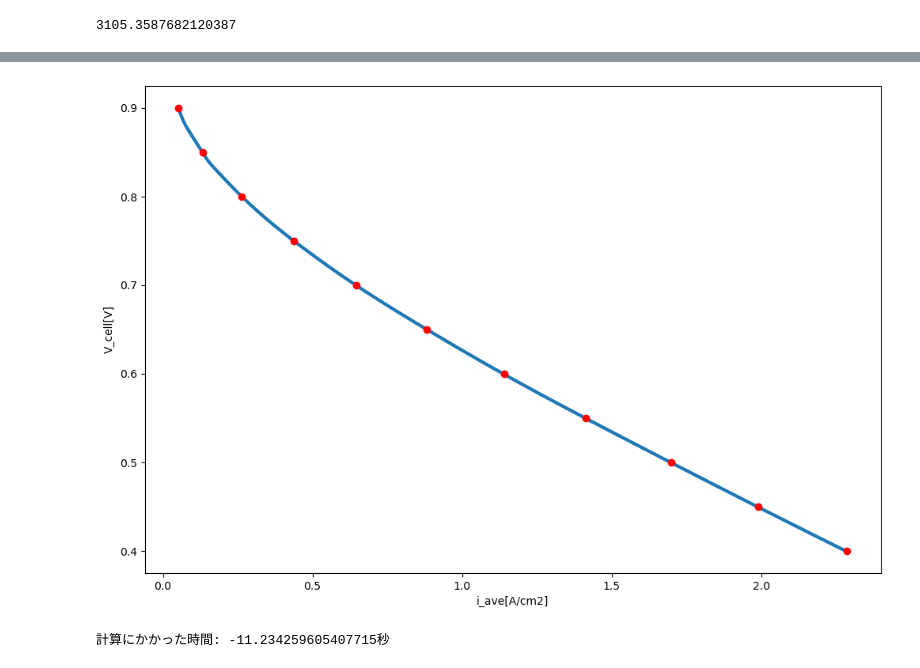
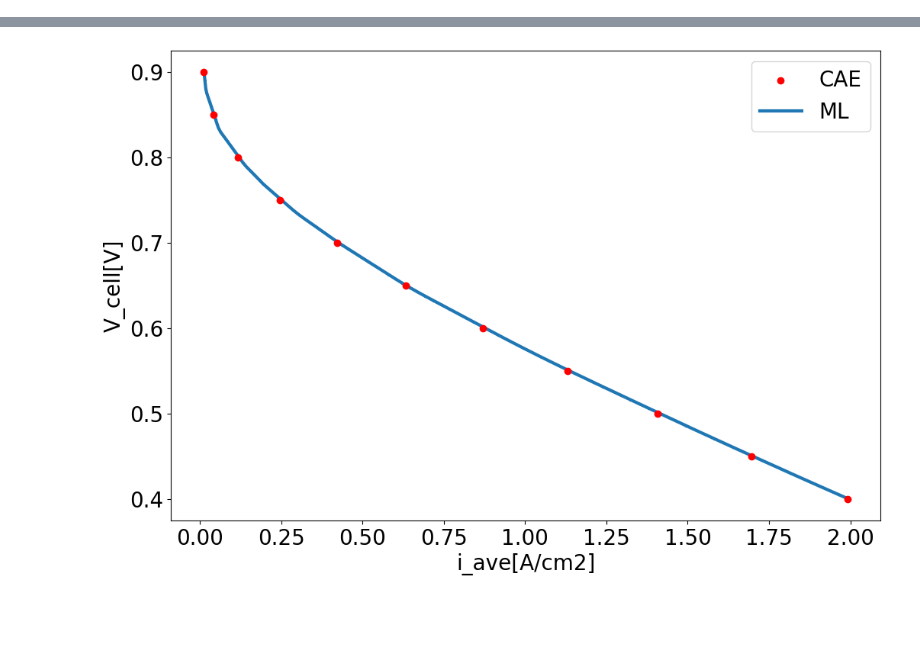
Before and after one commit to OkaHaruya/Oka-fcsl, a Jupyter notebook: LightGBM&NN_24-3-13/Result_180℃_CD_3D+O2dist2.ipynb, the cells around one changed output, grey strips where cells are left out. Drawn from its saved outputs; the diff is of its cells as text; code cells hidden in the pictures; blank space fills up the shorter version.

```diff
--- a/LightGBM&NN_24-3-13/Result_180℃_CD_3D+O2dist2.ipynb
+++ b/LightGBM&NN_24-3-13/Result_180℃_CD_3D+O2dist2.ipynb
@@ -401,7 +217,3 @@ def i_restd(i):
-# %%
-i_restd(-0.778)
-# %% [output]
-3105.3587682120387
 # %%
 def I_ave_pre(T,W):
  dfPRE = pd.DataFrame(columns=['V[V]','i_ave[A/m^2]'])
@@ -422,25 +234,25 @@ def I_ave_pre(T,W):
 
  return dfPRE
 # %%
-start_time = time.time()
-
 #予測結果の電流密度の平均表示
-dfPRE =I_ave_pre(120,0.4)
+dfPRE =I_ave_pre(100,0.4)
 figPRE = plt.figure(figsize=(12, 8))
 axPRE = figPRE.add_subplot(111)
 
 #CONSOL結果の表示
-dfCOM0 = dfCOM[(dfCOM["T_cell[℃]"]==120)&(dfCOM["W_ch[mm]"]==0.4)]
-scCOM0 = axPRE.scatter(dfCOM0['i_ave[A/m^2]']*1e-4,dfCOM0['V[V]'],color='red')
+dfCOM0 = dfCOM[(dfCOM["T_cell[℃]"]==100)&(dfCOM["W_ch[mm]"]==0.4)]
+scCOM0 = axPRE.scatter(dfCOM0['i_ave[A/m^2]']*1e-4,dfCOM0['V[V]'],color='red',label='CAE')
 
 scPRE = axPRE.scatter(dfPRE['i_ave[A/m^2]']*1e-4,dfPRE['V[V]'],s=2,zorder=0)
-axPRE.plot(dfPRE['i_ave[A/m^2]']*1e-4, dfPRE['V[V]'], linestyle='-', linewidth=3, zorder=0)
+axPRE.plot(dfPRE['i_ave[A/m^2]']*1e-4, dfPRE['V[V]'], linestyle='-', linewidth=3, zorder=0,label='ML')
 
 # 軸ラベルを追加
-plt.xlabel('i_ave[A/cm2]')
-plt.ylabel('V_cell[V]')
+axPRE.set_xlabel('i_ave[A/cm2]', fontsize=20)
+axPRE.set_ylabel('V_cell[V]', fontsize=20)
 
+# 目盛りのサイズを大きくする
+axPRE.tick_params(axis='both', which='major', labelsize=20)
+# 凡例を表示
+axPRE.legend(fontsize=20)
 plt.show()
-elapsed_time = end_time - start_time   #経過時間を計算して表示
-print(f"計算にかかった時間: {elapsed_time}秒")
 # %% [output]
@@ -465,3 +277,2 @@ print(f"計算にかかった時間: {elapsed_time}秒")
-[figure, old version]
+[figure, new version]
-計算にかかった時間: -11.234259605407715秒
 # %%
```
Also changed, not shown: parts of 45 cells of this notebook, 27 other files.
